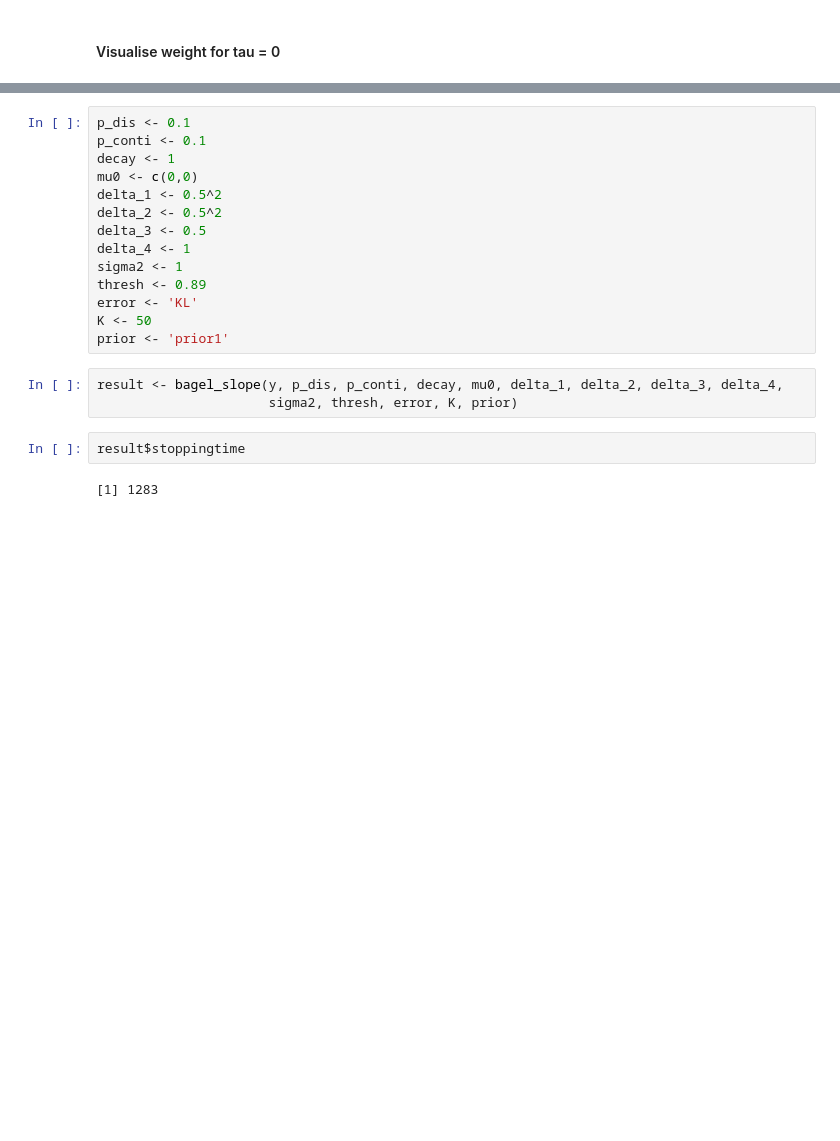
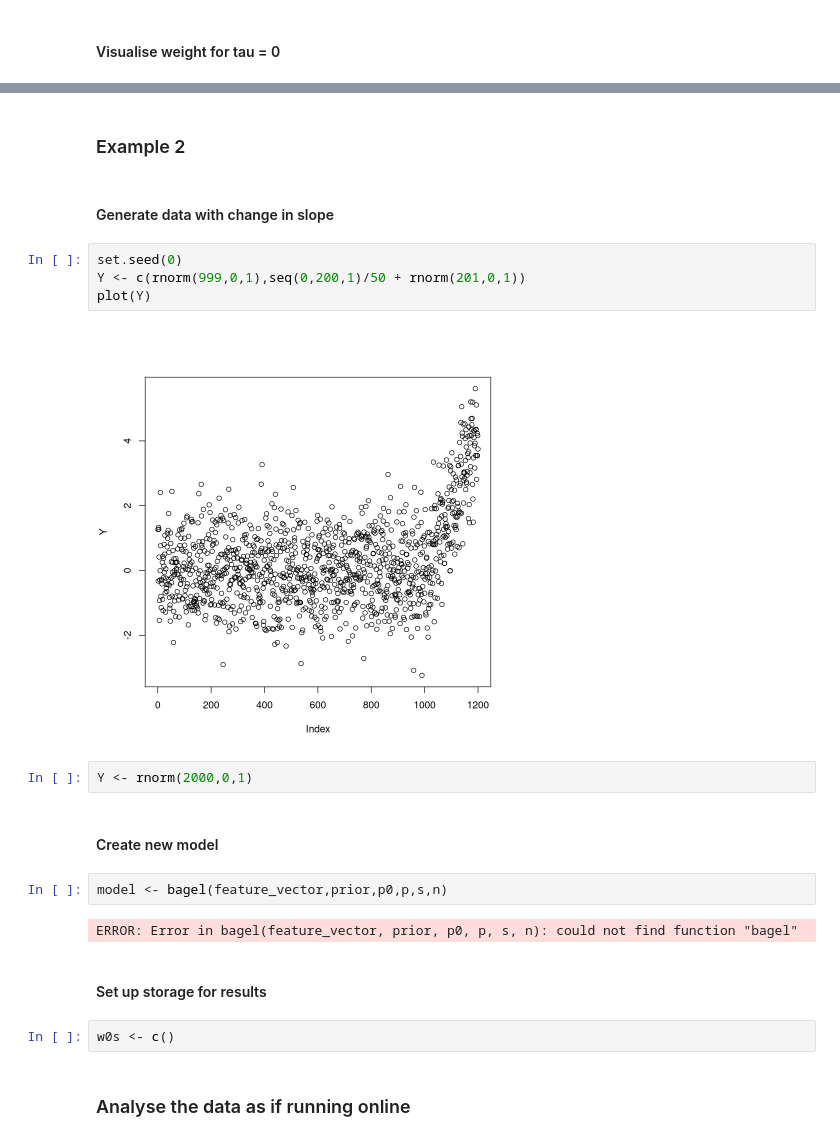
Before and after one commit to grosed/bagel, a Jupyter notebook: notebooks/README.ipynb, the cells around one changed output, grey strips where cells are left out. Saved outputs shown, nothing was run; the diff lists cells and outputs as text; blank space fills up the shorter version.

```diff
--- a/notebooks/README.ipynb
+++ b/notebooks/README.ipynb
@@ -155,21 +135,24 @@ plot(y)
-# %%
-p_dis <- 0.1
-p_conti <- 0.1
-decay <- 1
-mu0 <- c(0,0)
-delta_1 <- 0.5^2
-delta_2 <- 0.5^2
-delta_3 <- 0.5
-delta_4 <- 1
-sigma2 <- 1
-thresh <- 0.89
-error <- 'KL'
-K <- 50
-prior <- 'prior1'
-# %%
-result <- bagel_slope(y, p_dis, p_conti, decay, mu0, delta_1, delta_2, delta_3, delta_4,
-                      sigma2, thresh, error, K, prior)
-# %%
-result$stoppingtime
-# %% [output]
-[1] 1283
+# %% [markdown]
+### Example 2
+# %% [markdown]
+#### Generate data with change in slope
+# %%
+set.seed(0)
+Y <- c(rnorm(999,0,1),seq(0,200,1)/50 + rnorm(201,0,1))
+plot(Y)
+# %% [output]
+[figure, added]
+# %%
+Y <- rnorm(2000,0,1)
+# %% [markdown]
+#### Create new model
+# %%
+model <- bagel(feature_vector,prior,p0,p,s,n)
+# %% [output]
+ERROR: Error in bagel(feature_vector, prior, p0, p, s, n): could not find function "bagel"
+# %% [markdown]
+#### Set up storage for results
+# %%
+w0s <- c()
+# %% [markdown]
+### Analyse the data as if running online
```
Also changed, not shown: parts of 22 cells of this notebook.
